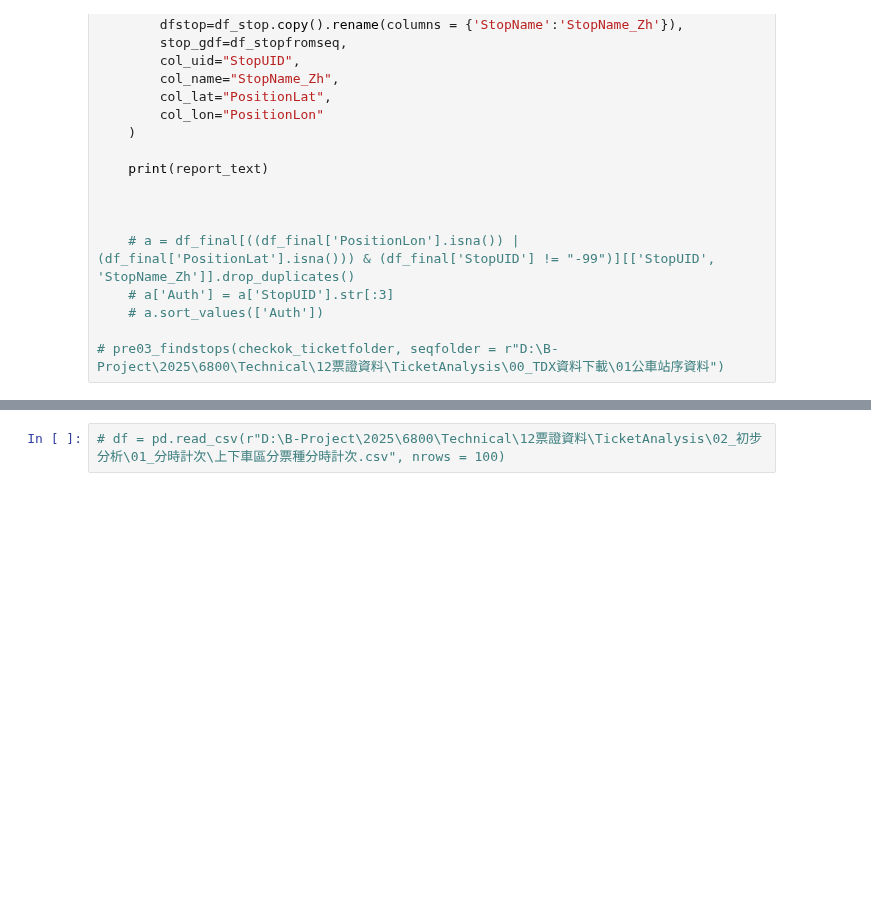
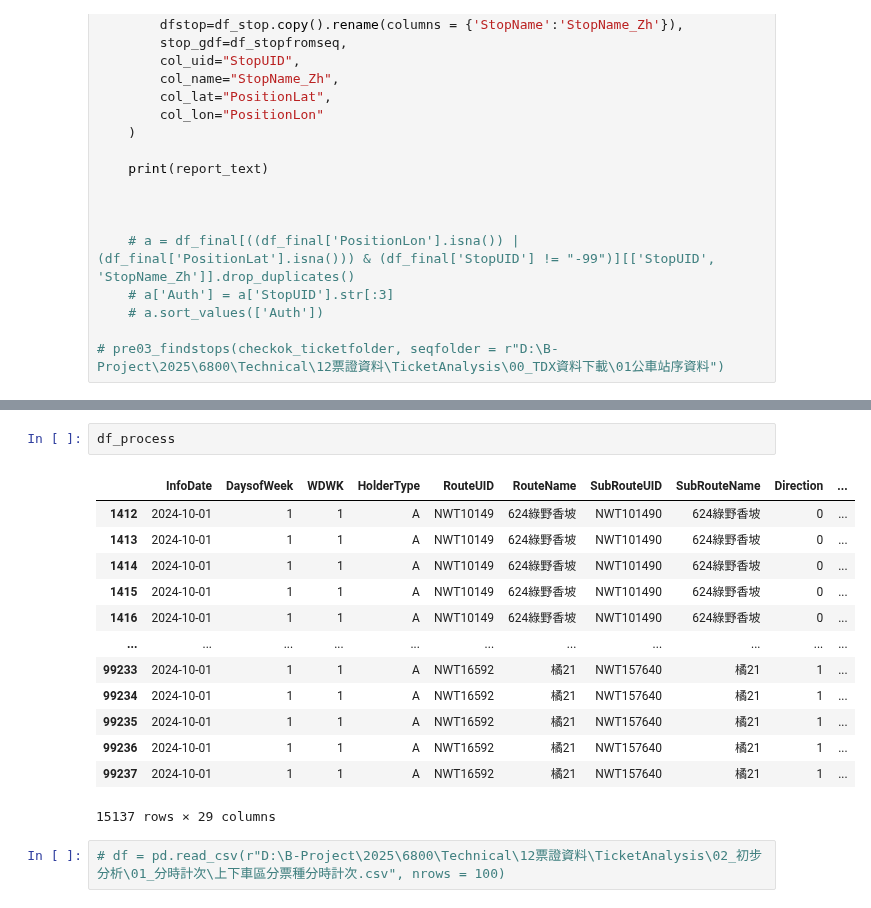
Before and after one commit to KaiChiehKJ/THI-6800-BusTicket, a Jupyter notebook: 03_TicketAnalysisCode.ipynb, the cells around one changed output, grey strips where cells are left out. Saved outputs shown, nothing was run; the diff lists cells and outputs as text; blank space fills up the shorter version.

```diff
--- a/03_TicketAnalysisCode.ipynb
+++ b/03_TicketAnalysisCode.ipynb
@@ -777,3 +835,19 @@ def analytics01_hourlycount(reformat_folder,
+# %%
+df_process
+# %% [output]
+|  | InfoDate | DaysofWeek | WDWK | HolderType | RouteUID | RouteName | SubRouteUID | SubRouteName | Direction | ... |
+| 1412 | 2024-10-01 | 1 | 1 | A | NWT10149 | 624綠野香坡 | NWT101490 | 624綠野香坡 | 0 | ... |
+| 1413 | 2024-10-01 | 1 | 1 | A | NWT10149 | 624綠野香坡 | NWT101490 | 624綠野香坡 | 0 | ... |
+| 1414 | 2024-10-01 | 1 | 1 | A | NWT10149 | 624綠野香坡 | NWT101490 | 624綠野香坡 | 0 | ... |
+| 1415 | 2024-10-01 | 1 | 1 | A | NWT10149 | 624綠野香坡 | NWT101490 | 624綠野香坡 | 0 | ... |
+| 1416 | 2024-10-01 | 1 | 1 | A | NWT10149 | 624綠野香坡 | NWT101490 | 624綠野香坡 | 0 | ... |
+| ... | ... | ... | ... | ... | ... | ... | ... | ... | ... | ... |
+| 99233 | 2024-10-01 | 1 | 1 | A | NWT16592 | 橘21 | NWT157640 | 橘21 | 1 | ... |
+| 99234 | 2024-10-01 | 1 | 1 | A | NWT16592 | 橘21 | NWT157640 | 橘21 | 1 | ... |
+| 99235 | 2024-10-01 | 1 | 1 | A | NWT16592 | 橘21 | NWT157640 | 橘21 | 1 | ... |
+| 99236 | 2024-10-01 | 1 | 1 | A | NWT16592 | 橘21 | NWT157640 | 橘21 | 1 | ... |
+| 99237 | 2024-10-01 | 1 | 1 | A | NWT16592 | 橘21 | NWT157640 | 橘21 | 1 | ... |
+15137 rows × 29 columns
 # %%
 # df = pd.read_csv(r"D:\B-Project\2025\6800\Technical\12票證資料\TicketAnalysis\02_初步分析\01_分時計次\上下車區分票種分時計次.csv", nrows = 100)
 # %%
```
Also changed, not shown: parts of 10 cells of this notebook.
